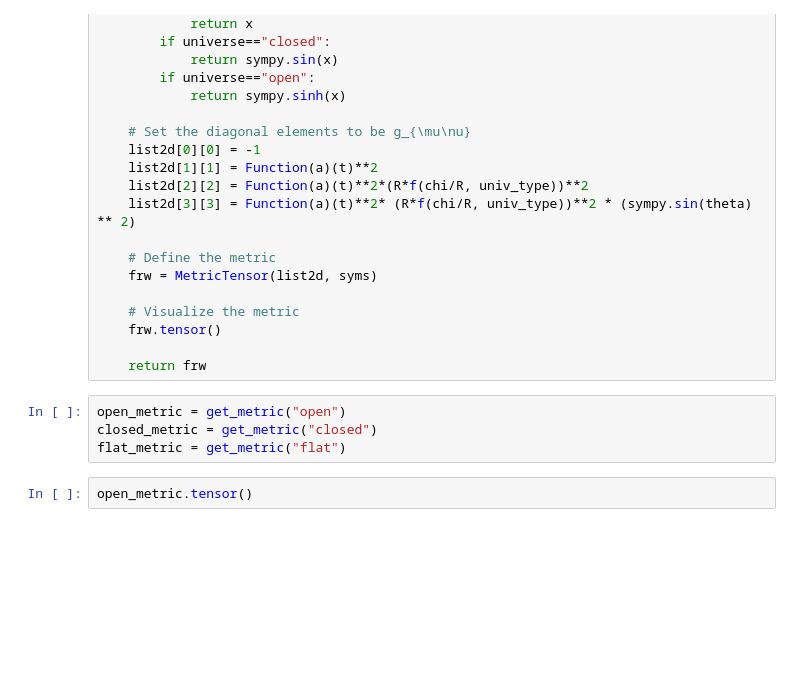
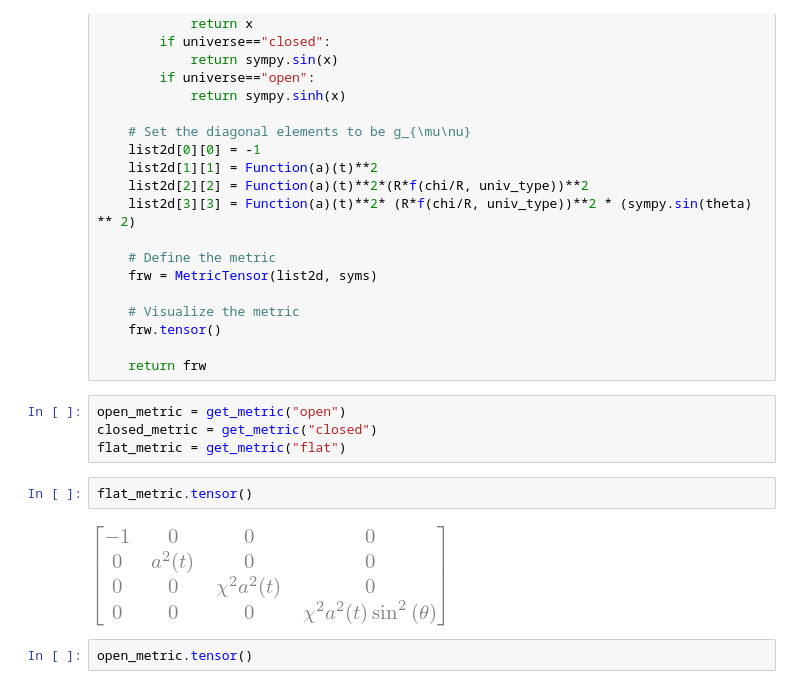
Before and after one commit to surhudm/Cosmology_IUCAA_2024, a Jupyter notebook: source/FRW_models.ipynb, the cells around one changed output. Cells and saved outputs as stored; diff of their text form; blank space fills up the shorter version.

```diff
--- a/source/FRW_models.ipynb
+++ b/source/FRW_models.ipynb
@@ -255,6 +255,10 @@ def get_metric(univ_type):
 open_metric = get_metric("open")
 closed_metric = get_metric("closed")
 flat_metric = get_metric("flat")
+# %%
+flat_metric.tensor()
+# %% [output]
+[figure, added]
 # %%
 open_metric.tensor()
 # %% [output]
```
Also changed, not shown: parts of 7 cells of this notebook, 10 other files.
